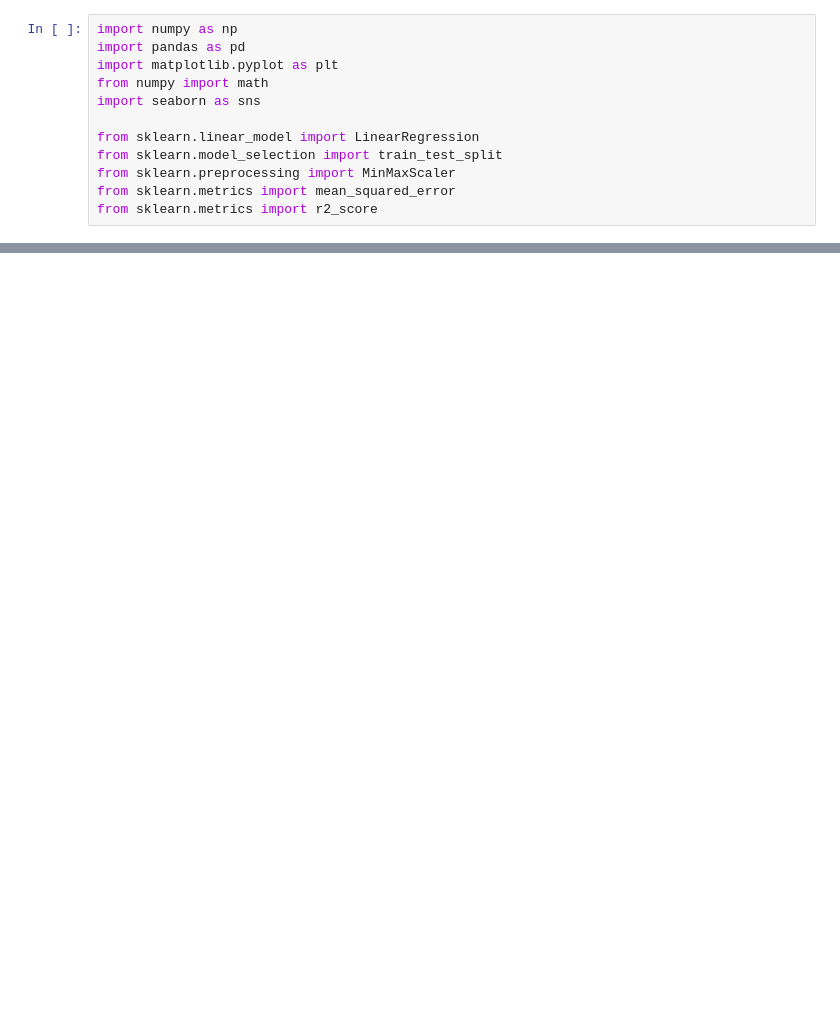
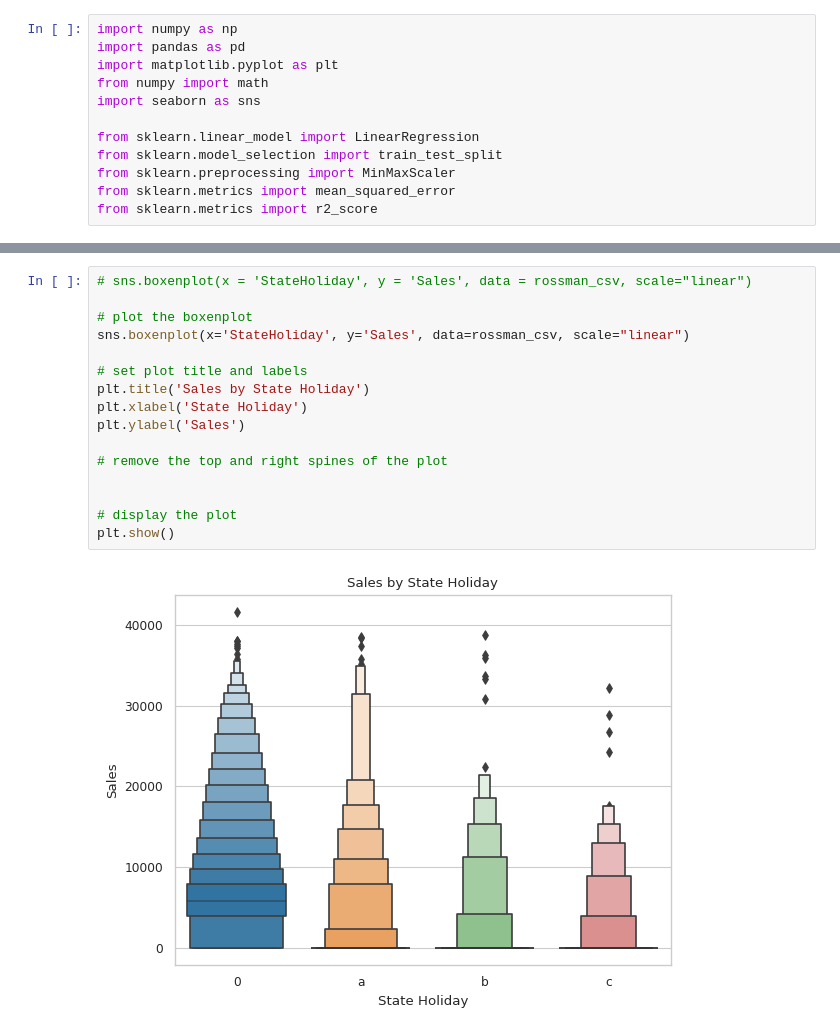
Before and after one commit to gautampatil01/Retail-Sales-Prediction, a Jupyter notebook: Retail_Sales_Prediction.ipynb, the cells around one changed output, grey strips where cells are left out. Drawn from its saved outputs; the diff is of its cells as text; blank space fills up the shorter version.

```diff
--- a/Retail_Sales_Prediction.ipynb
+++ b/Retail_Sales_Prediction.ipynb
@@ -63,0 +167,18 @@ Number of null values as NaN: 354
+# %%
+# sns.boxenplot(x = 'StateHoliday', y = 'Sales', data = rossman_csv, scale="linear")
+
+# plot the boxenplot
+sns.boxenplot(x='StateHoliday', y='Sales', data=rossman_csv, scale="linear")
+
+# set plot title and labels
+plt.title('Sales by State Holiday')
+plt.xlabel('State Holiday')
+plt.ylabel('Sales')
+
+# remove the top and right spines of the plot
+
+
+# display the plot
+plt.show()
+# %% [output]
+[figure, added]
```
Also changed, not shown: parts of 44 cells of this notebook.
